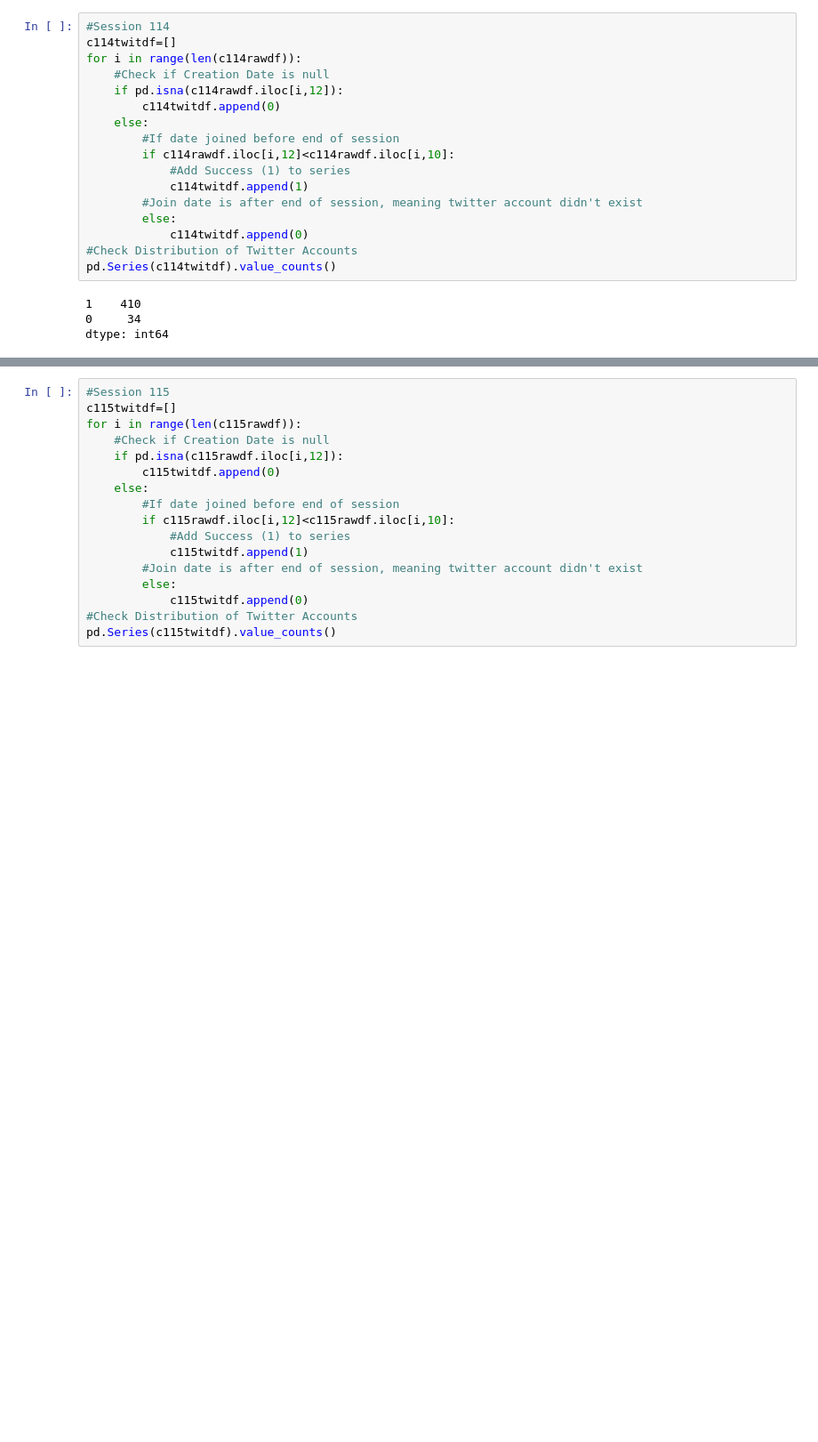
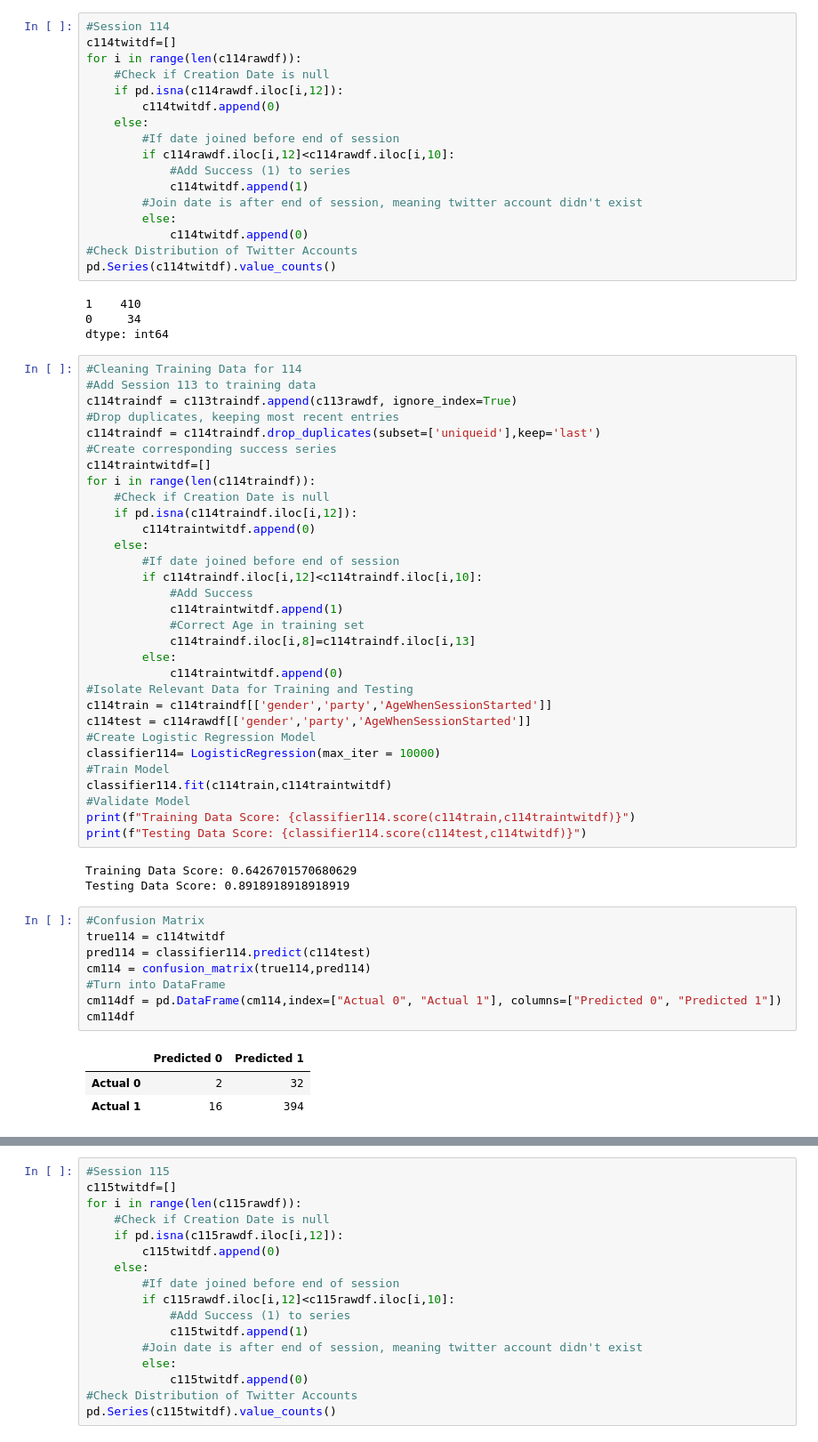
Before and after one commit to timjb96/US-Congress-Twitter-Analysis, a Jupyter notebook: Congressional_ML.ipynb, the cells around one changed output, grey strips where cells are left out. Shown: that part at 89% size. Drawn from its saved outputs; the diff is of its cells as text; blank space fills up the shorter version.

Commit message:
Updated Models

```diff
--- a/Congressional_ML.ipynb
+++ b/Congressional_ML.ipynb
@@ -411,3 +411,49 @@ pd.Series(c114twitdf).value_counts()
 1    410
 0     34
 dtype: int64
+# %%
+#Cleaning Training Data for 114
+#Add Session 113 to training data
+c114traindf = c113traindf.append(c113rawdf, ignore_index=True)
+#Drop duplicates, keeping most recent entries
+c114traindf = c114traindf.drop_duplicates(subset=['uniqueid'],keep='last')
+#Create corresponding success series
+c114traintwitdf=[]
+for i in range(len(c114traindf)):
+    #Check if Creation Date is null
+    if pd.isna(c114traindf.iloc[i,12]):
+        c114traintwitdf.append(0)
+    else:
+        #If date joined before end of session
+        if c114traindf.iloc[i,12]<c114traindf.iloc[i,10]:
+            #Add Success
+            c114traintwitdf.append(1)
+            #Correct Age in training set
+            c114traindf.iloc[i,8]=c114traindf.iloc[i,13]
+        else:
+            c114traintwitdf.append(0)
+#Isolate Relevant Data for Training and Testing
+c114train = c114traindf[['gender','party','AgeWhenSessionStarted']]
+c114test = c114rawdf[['gender','party','AgeWhenSessionStarted']]
+#Create Logistic Regression Model
+classifier114= LogisticRegression(max_iter = 10000)
+#Train Model
+classifier114.fit(c114train,c114traintwitdf)
+#Validate Model
+print(f"Training Data Score: {classifier114.score(c114train,c114traintwitdf)}")
+print(f"Testing Data Score: {classifier114.score(c114test,c114twitdf)}")
+# %% [output]
+Training Data Score: 0.6426701570680629
+Testing Data Score: 0.8918918918918919
+# %%
+#Confusion Matrix
+true114 = c114twitdf
+pred114 = classifier114.predict(c114test)
+cm114 = confusion_matrix(true114,pred114)
+#Turn into DataFrame
+cm114df = pd.DataFrame(cm114,index=["Actual 0", "Actual 1"], columns=["Predicted 0", "Predicted 1"])
+cm114df
+# %% [output]
+|  | Predicted 0 | Predicted 1 |
+| Actual 0 | 2 | 32 |
+| Actual 1 | 16 | 394 |
```
Also changed, not shown: parts of 27 cells of this notebook.
